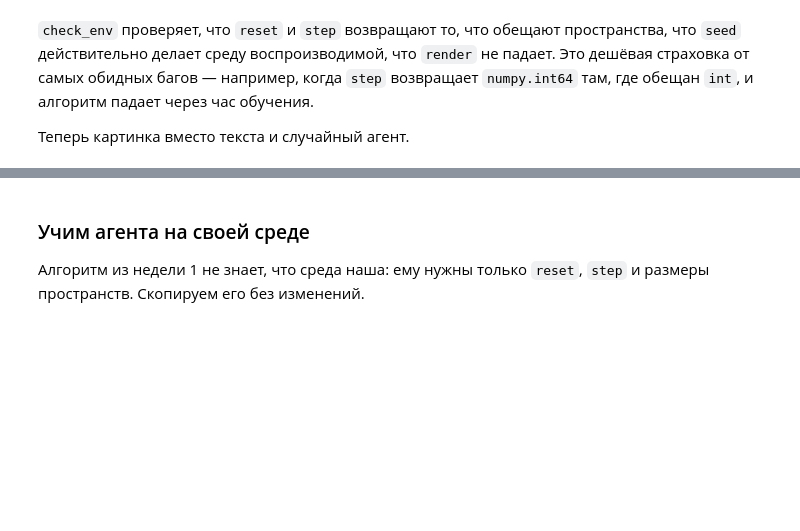
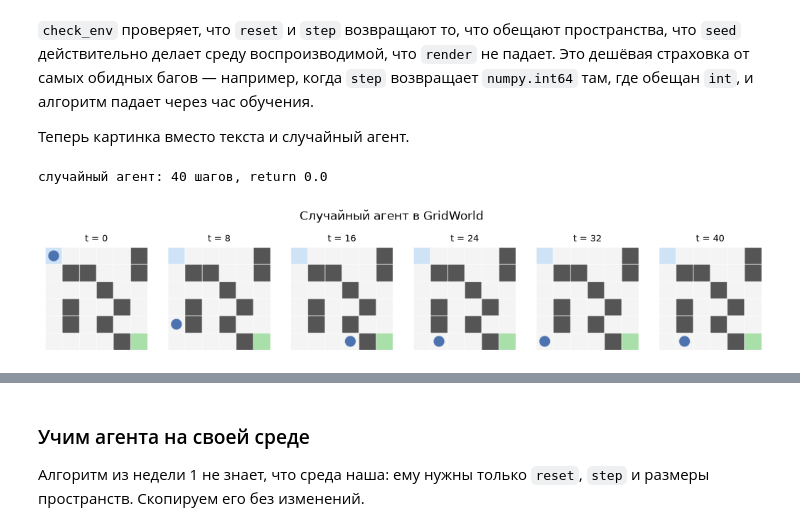
Before and after one commit to IlyaChichkanov/Reinforcement-learning, a Jupyter notebook: 02-environments/lecture/lecture.ipynb, the cells around one changed output, grey strips where cells are left out. Cells and saved outputs as stored; diff of their text form; code cells hidden in the pictures; blank space fills up the shorter version.

```diff
--- a/02-environments/lecture/lecture.ipynb
+++ b/02-environments/lecture/lecture.ipynb
@@ -289,7 +526,7 @@ class GridWorldEnv(gym.Env):
     def reset(self, seed=None, options=None):
         super().reset(seed=seed)              # инициализирует self.np_random
         self.pos = self.start
-        return self._obs(), {}
+        return self._obs(), {"action_mask": self._action_mask()}
 
     def step(self, action):
         if self.slip > 0 and self.np_random.random() < self.slip:
@@ -300,7 +537,15 @@ class GridWorldEnv(gym.Env):
             self.pos = (r, c)                                 # иначе упёрлись в стену
         terminated = self.pos == self.goal
         reward = 1.0 if terminated else 0.0
-        return self._obs(), reward, terminated, False, {}
+        return self._obs(), reward, terminated, False, {"action_mask": self._action_mask()}
+
+    def _action_mask(self):
+        """Какие из 4 действий не упираются в стену или границу (маска действий, раздел 4)."""
+        mask = np.zeros(4, dtype=bool)
+        for a, (dr, dc) in self.MOVES.items():
+            r, c = self.pos[0] + dr, self.pos[1] + dc
+            mask[a] = 0 <= r < self.n_rows and 0 <= c < self.n_cols and self.layout[r][c] != "#"
+        return mask
 
     def render(self):
         if self.render_mode == "ansi":
@@ -338,29 +595,12 @@ print("\ncheck_env: ошибок нет")
 `check_env` проверяет, что `reset` и `step` возвращают то, что обещают пространства, что `seed` действительно делает среду воспроизводимой, что `render` не падает. Это дешёвая страховка от самых обидных багов — например, когда `step` возвращает `numpy.int64` там, где обещан `int`, и алгоритм падает через час обучения.
 
 Теперь картинка вместо текста и случайный агент.
-# %%
-from matplotlib import animation
-from IPython.display import HTML, display
-
-def show_frames(frames, title="", interval=250, width=3.0):
-    """Кадры среды -> анимация в ноутбуке (при запуске; в превью на GitHub не видна)."""
-    h, w = frames[0].shape[:2]
-    fig, ax = plt.subplots(figsize=(width, width * h / w))
-    ax.axis("off"); ax.set_title(title, fontsize=10)
-    im = ax.imshow(frames[0])
-    plt.close(fig)
-    anim = animation.FuncAnimation(fig, lambda i: (im.set_data(frames[i]),),
-                                   frames=len(frames), interval=interval, blit=True)
-    return HTML(anim.to_jshtml(default_mode="loop"))
-
-
-env = GridWorldEnv(render_mode="rgb_array")
-obs, _ = env.reset(seed=0)
-frames, total = [env.render()], 0.0
-for t in range(40):
-    obs, r, terminated, truncated, _ = env.step(env.action_space.sample())
-    frames.append(env.render()); total += r
-    if terminated or truncated:
-        break
-print(f"случайный агент: {len(frames) - 1} шагов, return {total}")
-show_frames(frames, "Случайный агент в GridWorld")
+# %%
+env = GridWorldEnv(render_mode="rgb_array")
+frames, total = rollout_frames(env, lambda obs: env.action_space.sample(), max_steps=40, seed=0)
+print(f"случайный агент: {len(frames) - 1} шагов, return {total}")
+show_strip(frames, "Случайный агент в GridWorld", n=6, width=13)
+show_frames(frames, "Случайный агент в GridWorld")
+# %% [output]
+случайный агент: 40 шагов, return 0.0
+[figure, added]
```
Also changed, not shown: parts of 41 cells of this notebook, 7 other files.
